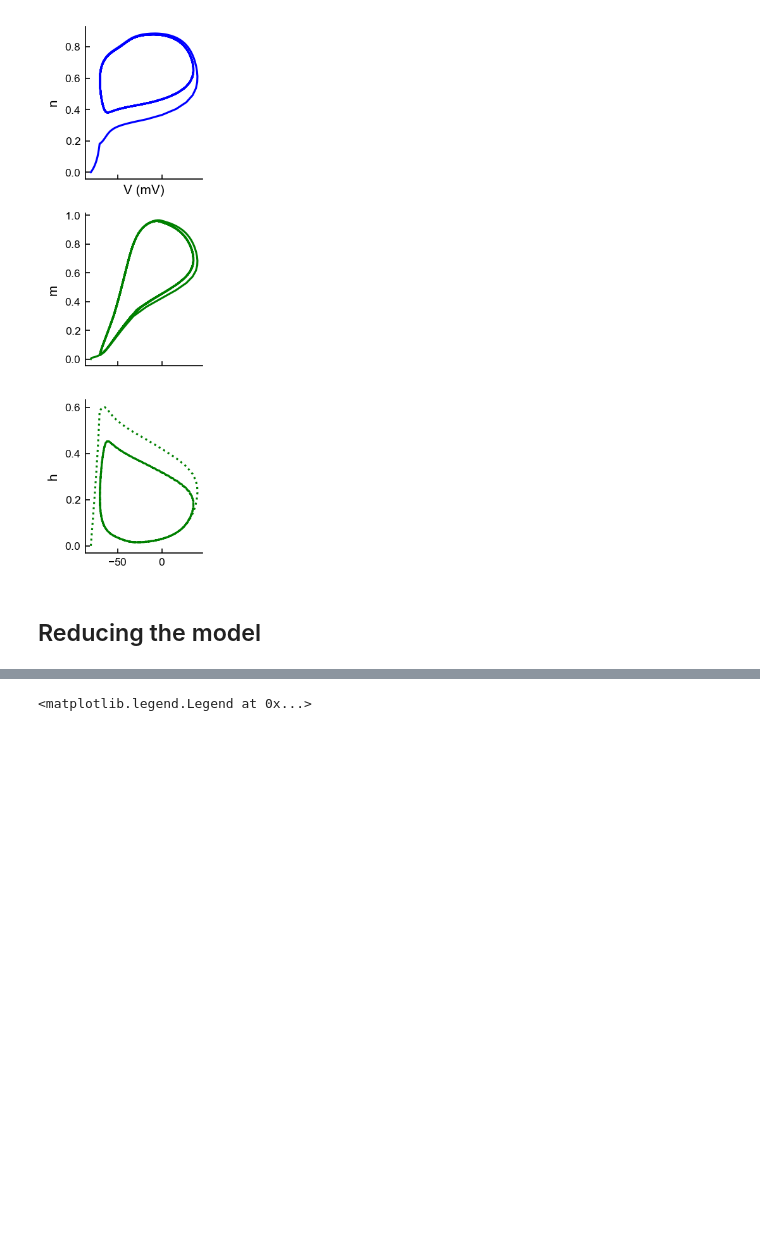
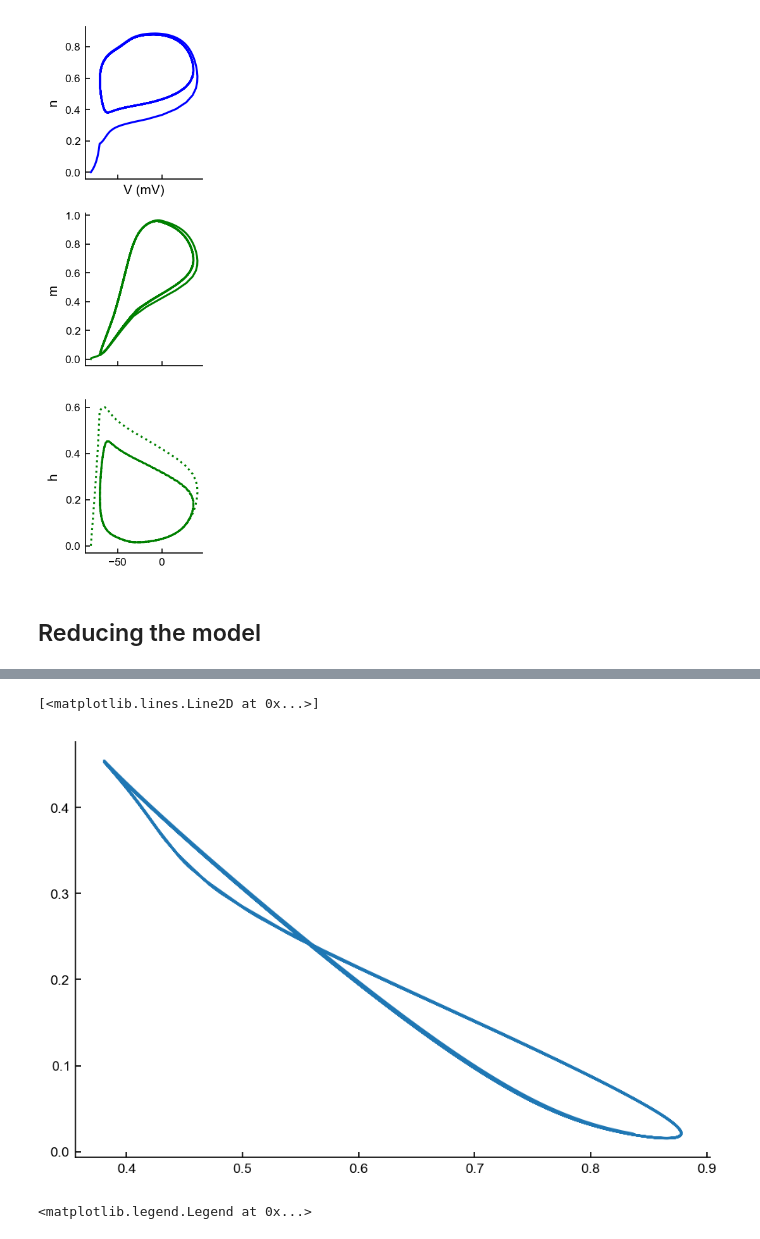
Before and after one commit to badralbanna/FTN, a Jupyter notebook: 5 HH simulation.ipynb, the cells around one changed output, grey strips where cells are left out. Cells and saved outputs as stored; diff of their text form; code cells hidden in the pictures; blank space fills up the shorter version.

```diff
--- a/5 HH simulation.ipynb
+++ b/5 HH simulation.ipynb
@@ -246,3 +252,9 @@ Text(0, 0.5, 'h')
+# %%
+fig, ax = plt.subplots()
+ax.plot(n[200:], h[200:])
+# %% [output]
+[<matplotlib.lines.Line2D at 0x...>]
+[figure, added]
 # %%
 # Creating functions for asymptotic values
 
```
Also changed, not shown: parts of 1 cell of this notebook.
